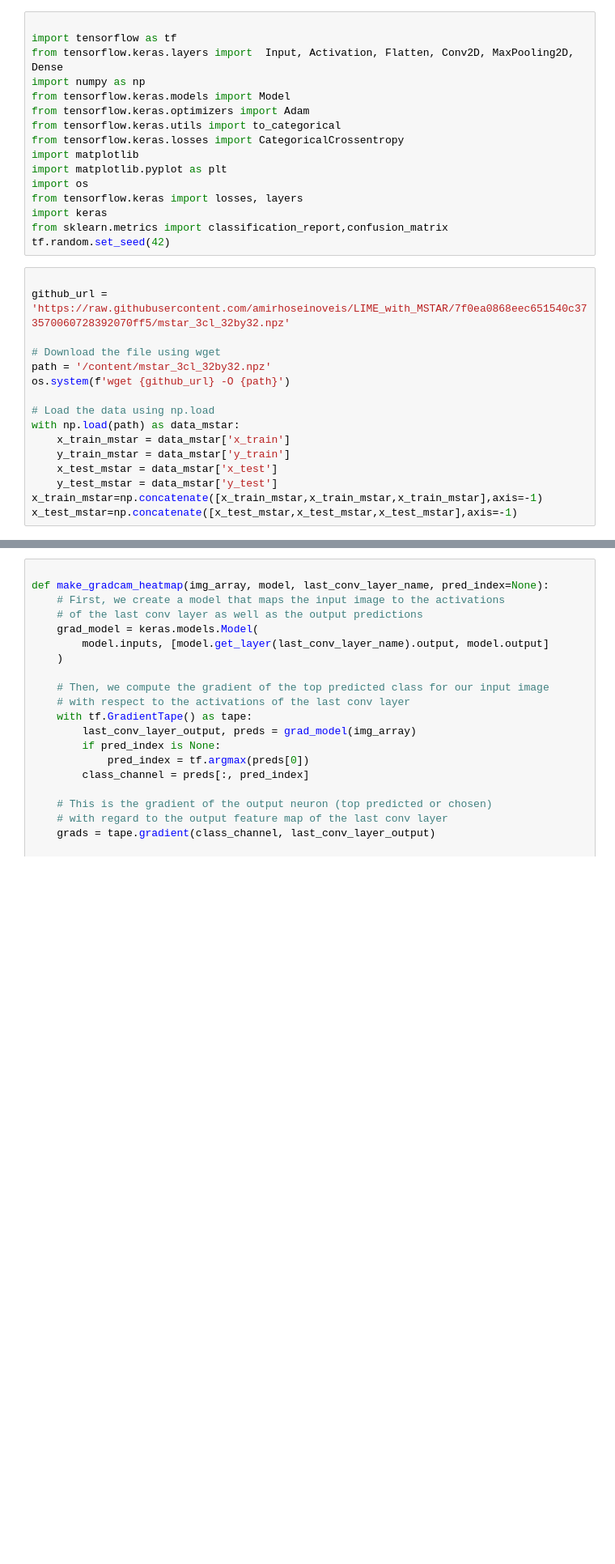
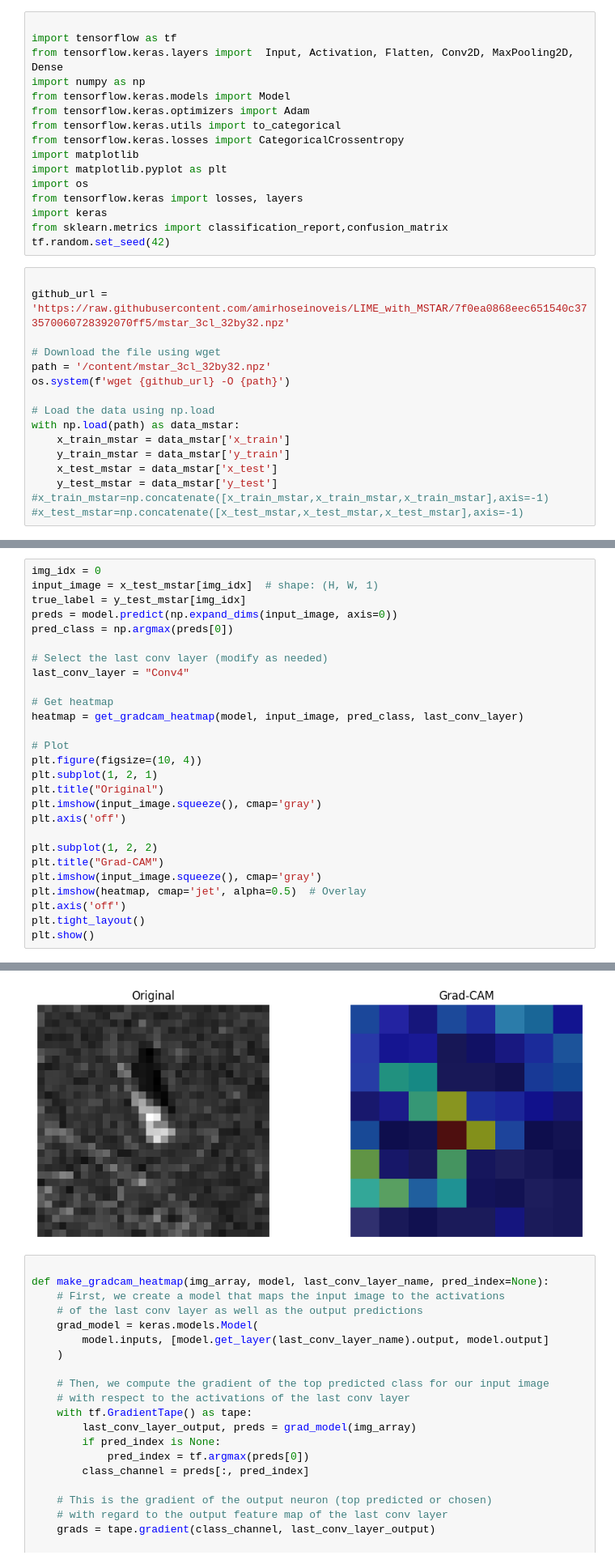
Before and after one commit to amirhoseinoveis/GradCAM-with-MSTAR, a Jupyter notebook: GradCAM_with_MSTAR.ipynb, the cells around one changed output, grey strips where cells are left out. Shown: that part at 81% size. Cells and saved outputs as stored; diff of their text form; blank space fills up the shorter version.

```diff
--- a/GradCAM_with_MSTAR.ipynb
+++ b/GradCAM_with_MSTAR.ipynb
@@ -30,5 +30,5 @@ with np.load(path) as data_mstar:
     y_train_mstar = data_mstar['y_train']
     x_test_mstar = data_mstar['x_test']
     y_test_mstar = data_mstar['y_test']
-x_train_mstar=np.concatenate([x_train_mstar,x_train_mstar,x_train_mstar],axis=-1)
-x_test_mstar=np.concatenate([x_test_mstar,x_test_mstar,x_test_mstar],axis=-1)
+#x_train_mstar=np.concatenate([x_train_mstar,x_train_mstar,x_train_mstar],axis=-1)
+#x_test_mstar=np.concatenate([x_test_mstar,x_test_mstar,x_test_mstar],axis=-1)
@@ -34,0 +63,28 @@ x_test_mstar=np.concatenate([x_test_mstar,x_test_mstar,x_test_mstar],axis=-1)
+# %%
+img_idx = 0
+input_image = x_test_mstar[img_idx]  # shape: (H, W, 1)
+true_label = y_test_mstar[img_idx]
+preds = model.predict(np.expand_dims(input_image, axis=0))
+pred_class = np.argmax(preds[0])
+
+# Select the last conv layer (modify as needed)
+last_conv_layer = "Conv4"
+
+# Get heatmap
+heatmap = get_gradcam_heatmap(model, input_image, pred_class, last_conv_layer)
+
+# Plot
+plt.figure(figsize=(10, 4))
+plt.subplot(1, 2, 1)
+plt.title("Original")
+plt.imshow(input_image.squeeze(), cmap='gray')
+plt.axis('off')
+
+plt.subplot(1, 2, 2)
+plt.title("Grad-CAM")
+plt.imshow(input_image.squeeze(), cmap='gray')
+plt.imshow(heatmap, cmap='jet', alpha=0.5)  # Overlay
+plt.axis('off')
+plt.tight_layout()
+plt.show()
+# %% [output]
@@ -35,3 +95,4 @@ x_test_mstar=np.concatenate([x_test_mstar,x_test_mstar,x_test_mstar],axis=-1)
+[figure, added]
 # %%
 
 def make_gradcam_heatmap(img_array, model, last_conv_layer_name, pred_index=None):
```
Also changed, not shown: parts of 7 cells of this notebook.
